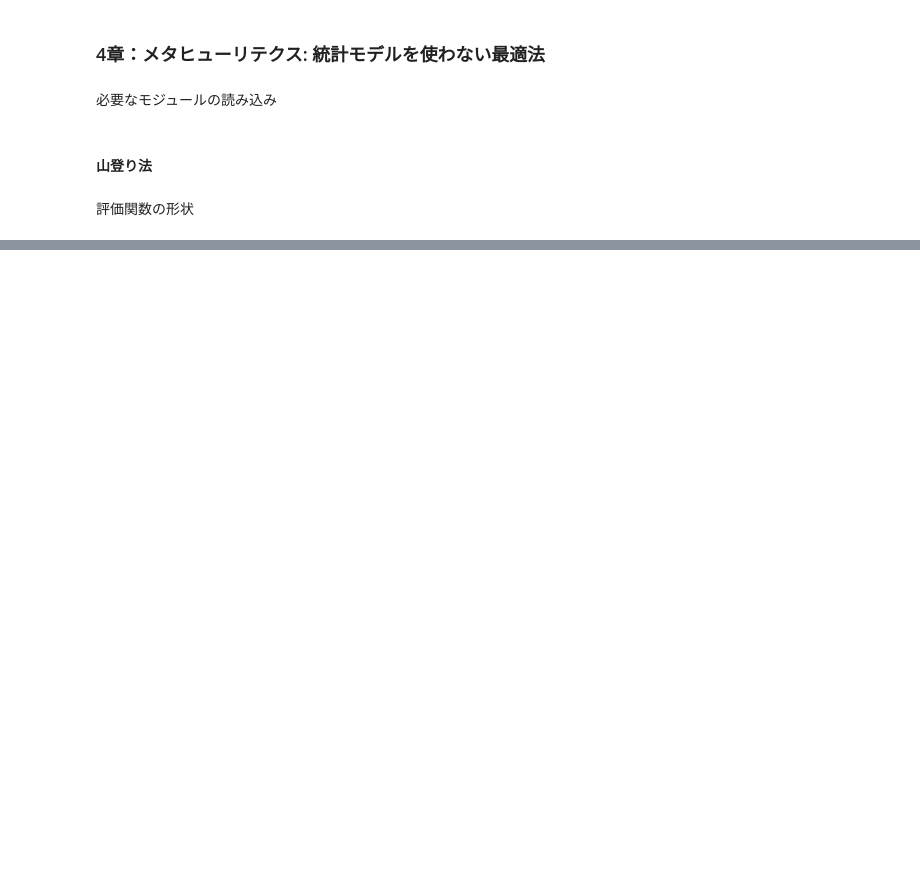
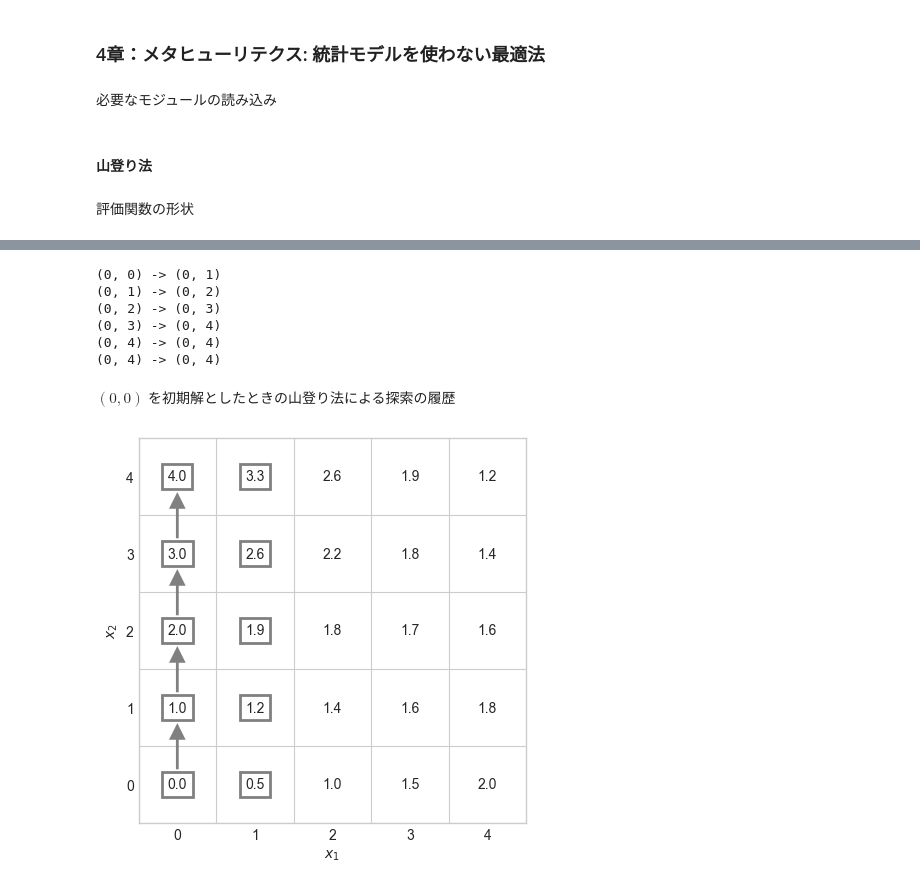
Before and after one commit to uenotakato/Machine-Learning-in-Web-Optimization-with-CmdStanPy, a Jupyter notebook: work-dir/chapter4/chapter4.ipynb, the cells around one changed output, grey strips where cells are left out. Drawn from its saved outputs; the diff is of its cells as text; code cells hidden in the pictures; blank space fills up the shorter version.

```diff
--- a/work-dir/chapter4/chapter4.ipynb
+++ b/work-dir/chapter4/chapter4.ipynb
@@ -52,0 +93,62 @@ plt.show()
+# %%
+init_x = (0, 0)
+init_f = f(init_x[0], init_x[1])
+hc = HillClimbing(init_x, init_f)
+
+evaluated_xs = {init_x}
+steps = []
+
+for _ in range(6):
+  neighbor_xs = hc.get_neighbors()
+  neighbor_fs = [f(x[0], x[1]) for x in neighbor_xs]
+  step = hc.update(neighbor_xs, neighbor_fs)
+
+  print('%s -> %s' % (step))
+  steps.append(step)
+  evaluated_xs.update(neighbor_xs)
+# %% [output]
+(0, 0) -> (0, 1)
+(0, 1) -> (0, 2)
+(0, 2) -> (0, 3)
+(0, 3) -> (0, 4)
+(0, 4) -> (0, 4)
+(0, 4) -> (0, 4)
+# %%
+import matplotlib.ticker as ticker
+
+def visualize_path(evaluated_xs, steps):
+  fig, ax = plt.subplots(figsize=(5, 5))
+  ax.set_xlim(-.5, size -.5)
+  ax.set_ylim(-.5, size -.5)
+
+  for i in range(size):
+    for j in range(size):
+      if (i, j) in evaluated_xs:
+        ax.text(i, j, '%.1f'%(f(i, j)), ha='center', va='center',
+                bbox=dict(edgecolor='gray', facecolor='none',
+                          linewidth=2))
+      else:
+        ax.text(i, j, '%.1f'%(f(i, j)), ha='center', va='center')
+
+  ax.set_xlabel('$x_1$')
+  ax.set_ylabel('$x_2$')
+  ax.xaxis.set_minor_locator(
+      ticker.FixedLocator(np.arange(-.5, size - .5, 1)))
+  ax.yaxis.set_minor_locator(
+      ticker.FixedLocator(np.arange(-.5, size - .5, 1)))
+
+  plt.tick_params(axis='both', which='both', bottom='off', top='off',
+                  left='off', right='off', labelbottom='off',
+                  labelleft='off')
+  ax.grid(True, which='minor')
+  ax.grid(False, which='major')
+
+  for step in steps:
+    ax.annotate('', xy=step[1], xytext=step[0],
+                arrowprops=dict(shrink=0.2, width=2, lw=0))
+# %% [markdown]
+$(0, 0)$ を初期解としたときの山登り法による探索の履歴
+# %%
+visualize_path(evaluated_xs, steps)
+# %% [output]
+[figure, added]
```
Also changed, not shown: parts of 34 cells of this notebook.
